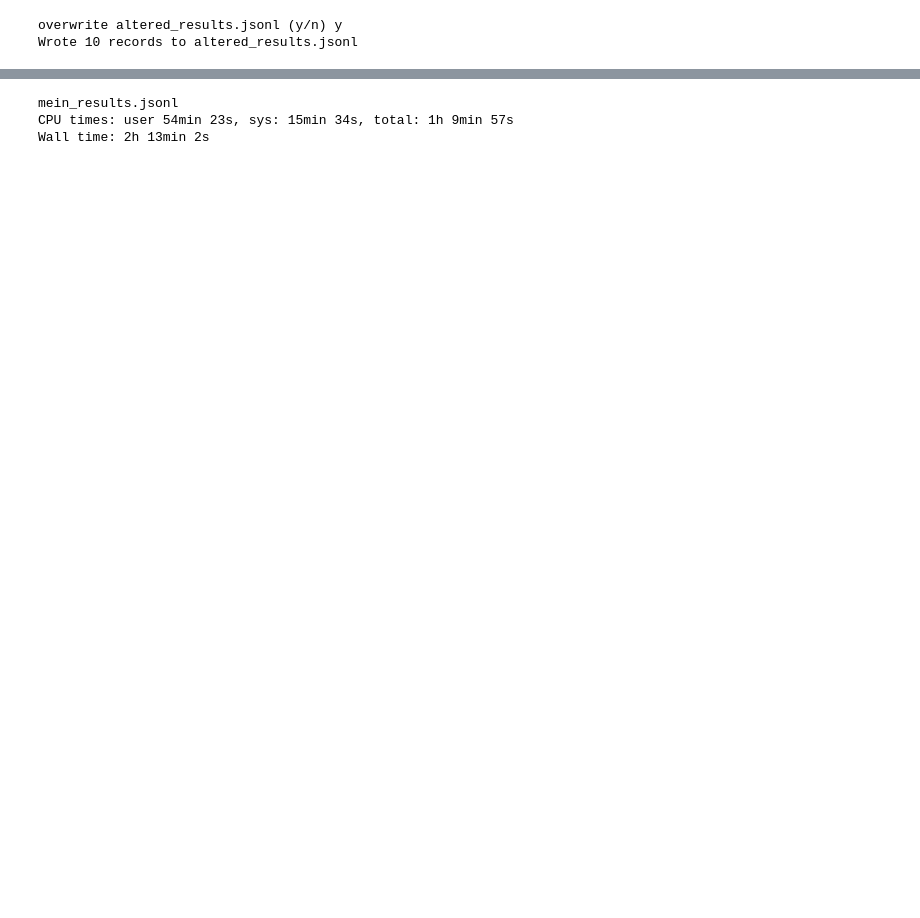
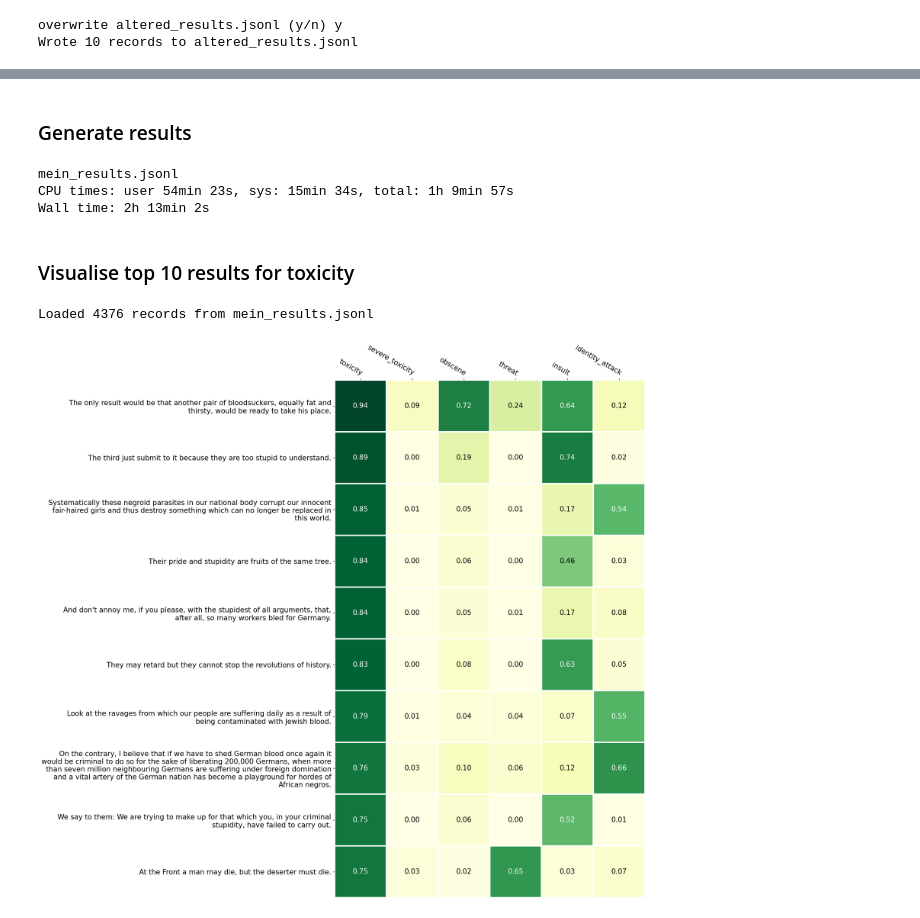
Before and after one commit to Fourthought/Hostile-Narrative-Analysis, a Jupyter notebook: Quantitative Analysis/Experiment 4 - Assessing Transformers/Assessing Detoxify.ipynb, the cells around one changed output, grey strips where cells are left out. Saved outputs shown, nothing was run; the diff lists cells and outputs as text; code cells hidden in the pictures; blank space fills up the shorter version.

```diff
--- a/Quantitative Analysis/Experiment 4 - Assessing Transformers/Assessing Detoxify.ipynb
+++ b/Quantitative Analysis/Experiment 4 - Assessing Transformers/Assessing Detoxify.ipynb
@@ -112,2 +134,4 @@ Wall time: 5.71 s
+# %% [markdown]
+### Generate results
 # %%
 %%time
@@ -117,3 +143,12 @@ dump_jsonl(mein_results, 'mein_results')
 mein_results.jsonl
 CPU times: user 54min 23s, sys: 15min 34s, total: 1h 9min 57s
 Wall time: 2h 13min 2s
+# %% [markdown]
+### Visualise top 10 results for toxicity
+# %%
+mein_results = load_jsonl('mein_results.jsonl')
+mein_results.sort(key=lambda x: x["toxicity"])
+generate_heatmap(list(reversed(mein_results))[:10], filename="mein_results_toxicity.png")
+# %% [output]
+Loaded 4376 records from mein_results.jsonl
+[figure, added]
```
Also changed, not shown: parts of 30 cells of this notebook, 6 other files.
